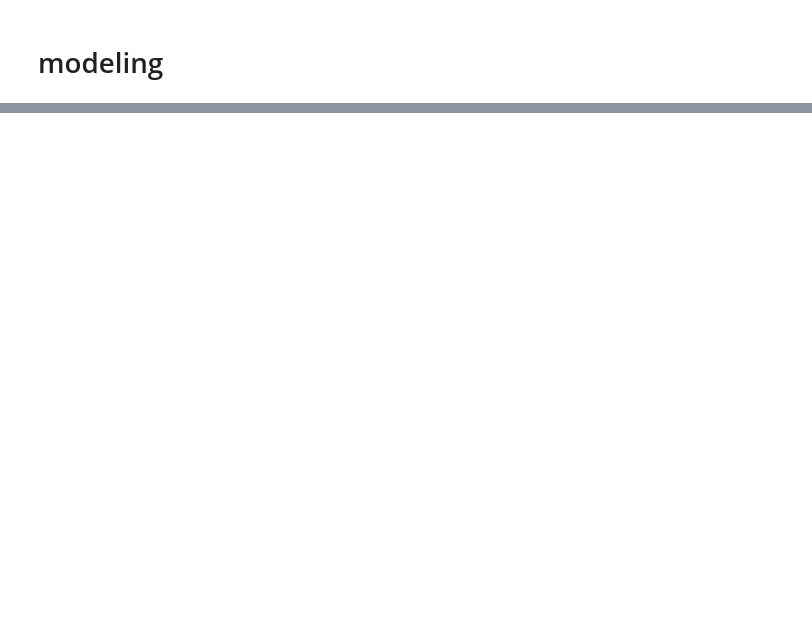
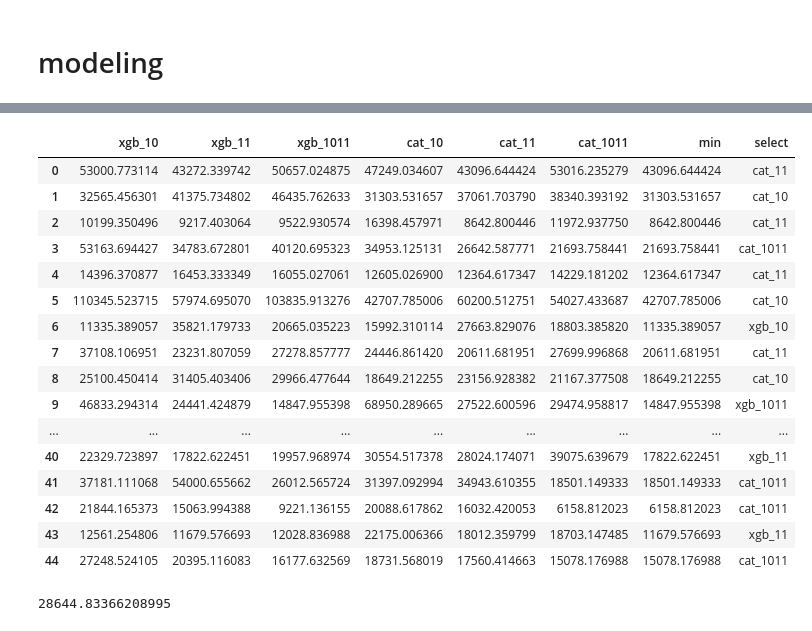
Before and after one commit to chi-hun/dacon, a Jupyter notebook: 쇼핑몰_지점별_매출액_예측_경진대회_2.ipynb, the cells around one changed output, grey strips where cells are left out. Saved outputs shown, nothing was run; the diff lists cells and outputs as text; code cells hidden in the pictures; blank space fills up the shorter version.

```diff
--- a/쇼핑몰_지점별_매출액_예측_경진대회_2.ipynb
+++ b/쇼핑몰_지점별_매출액_예측_경진대회_2.ipynb
@@ -518,0 +2051,36 @@ ee_train_3
+# %%
+re_df = re_df.T
+# %%
+re_df.columns = ['xgb_10','xgb_11','xgb_1011','cat_10','cat_11','cat_1011']
+# %%
+re_df['min'] = re_df.min(axis=1)
+# %%
+def select_ch(x):
+    se = np.argmin(x.values)
+    x['select'] = re_df.columns[se]
+    return x
+re_df = re_df.apply(select_ch, axis=1)
+# %%
+re_df
+# %% [output]
+|  | xgb_10 | xgb_11 | xgb_1011 | cat_10 | cat_11 | cat_1011 | min | select |
+| 0 | 53000.773114 | 43272.339742 | 50657.024875 | 47249.034607 | 43096.644424 | 53016.235279 | 43096.644424 | cat_11 |
+| 1 | 32565.456301 | 41375.734802 | 46435.762633 | 31303.531657 | 37061.703790 | 38340.393192 | 31303.531657 | cat_10 |
+| 2 | 10199.350496 | 9217.403064 | 9522.930574 | 16398.457971 | 8642.800446 | 11972.937750 | 8642.800446 | cat_11 |
+| 3 | 53163.694427 | 34783.672801 | 40120.695323 | 34953.125131 | 26642.587771 | 21693.758441 | 21693.758441 | cat_1011 |
+| 4 | 14396.370877 | 16453.333349 | 16055.027061 | 12605.026900 | 12364.617347 | 14229.181202 | 12364.617347 | cat_11 |
+| 5 | 110345.523715 | 57974.695070 | 103835.913276 | 42707.785006 | 60200.512751 | 54027.433687 | 42707.785006 | cat_10 |
+| 6 | 11335.389057 | 35821.179733 | 20665.035223 | 15992.310114 | 27663.829076 | 18803.385820 | 11335.389057 | xgb_10 |
+| 7 | 37108.106951 | 23231.807059 | 27278.857777 | 24446.861420 | 20611.681951 | 27699.996868 | 20611.681951 | cat_11 |
+| 8 | 25100.450414 | 31405.403406 | 29966.477644 | 18649.212255 | 23156.928382 | 21167.377508 | 18649.212255 | cat_10 |
+| 9 | 46833.294314 | 24441.424879 | 14847.955398 | 68950.289665 | 27522.600596 | 29474.958817 | 14847.955398 | xgb_1011 |
+| ... | ... | ... | ... | ... | ... | ... | ... | ... |
+| 40 | 22329.723897 | 17822.622451 | 19957.968974 | 30554.517378 | 28024.174071 | 39075.639679 | 17822.622451 | xgb_11 |
+| 41 | 37181.111068 | 54000.655662 | 26012.565724 | 31397.092994 | 34943.610355 | 18501.149333 | 18501.149333 | cat_1011 |
+| 42 | 21844.165373 | 15063.994388 | 9221.136155 | 20088.617862 | 16032.420053 | 6158.812023 | 6158.812023 | cat_1011 |
+| 43 | 12561.254806 | 11679.576693 | 12028.836988 | 22175.006366 | 18012.359799 | 18703.147485 | 11679.576693 | xgb_11 |
+| 44 | 27248.524105 | 20395.116083 | 16177.632569 | 18731.568019 | 17560.414663 | 15078.176988 | 15078.176988 | cat_1011 |
+# %%
+re_df['min'].mean()
+# %% [output]
+28644.83366208995
```
Also changed, not shown: parts of 126 cells of this notebook.
